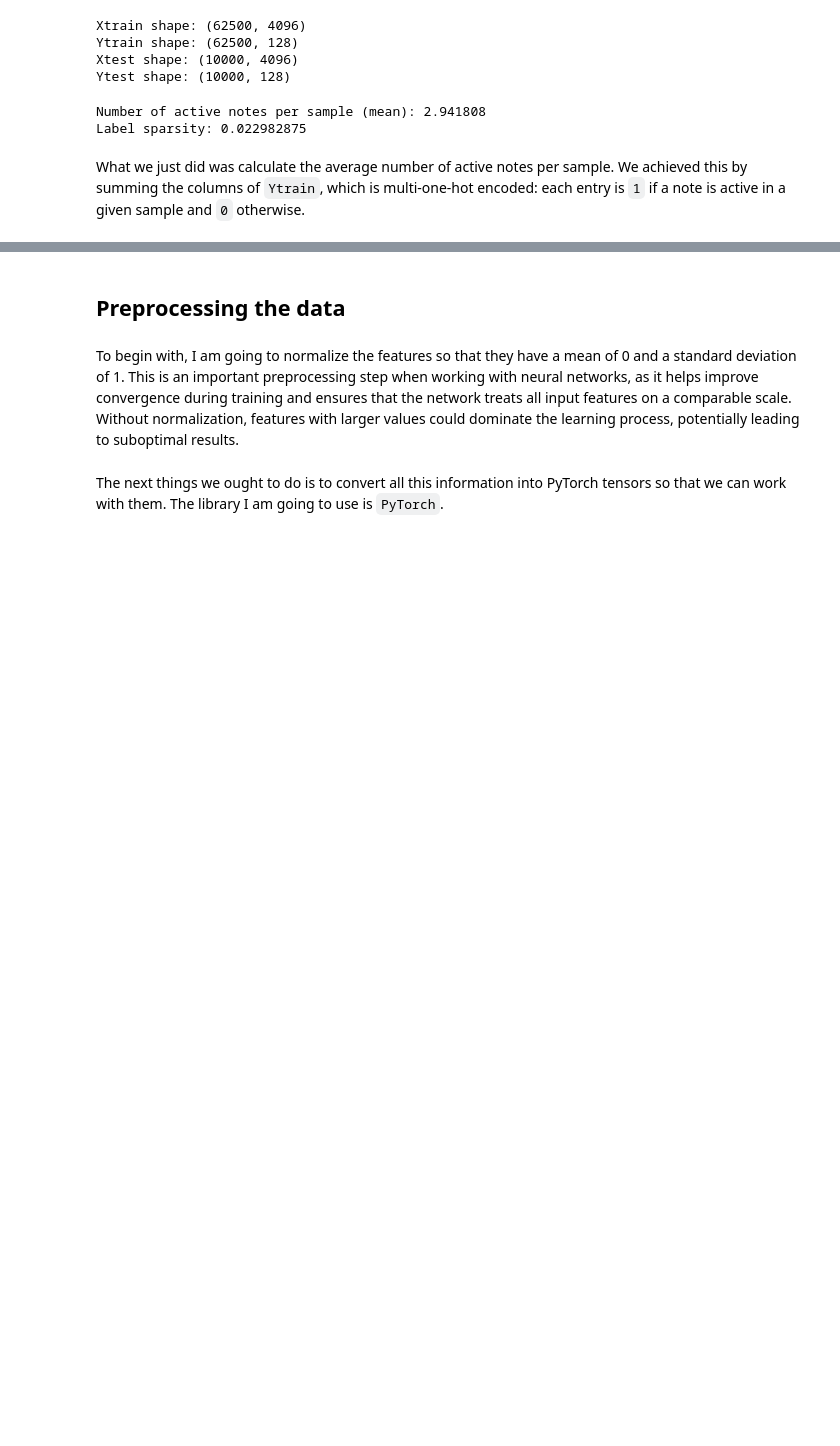
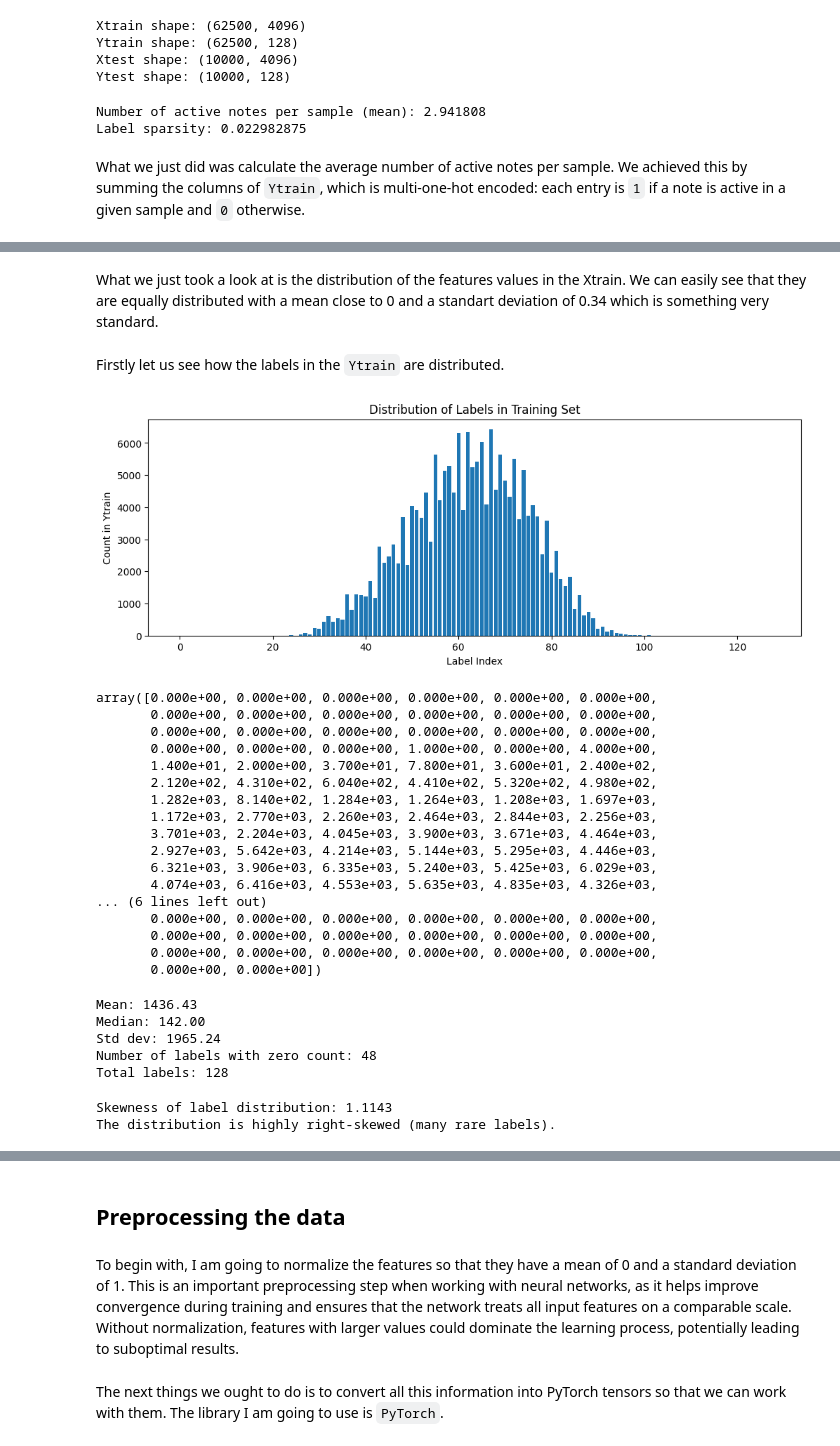
Before and after one commit to Stoymirov/Automated-music-analsis-pipeline-and-EDA, a Jupyter notebook: Classical_music.ipynb, the cells around one changed output, grey strips where cells are left out. Saved outputs shown, nothing was run; the diff lists cells and outputs as text; code cells hidden in the pictures; blank space fills up the shorter version.

```diff
--- a/Classical_music.ipynb
+++ b/Classical_music.ipynb
@@ -179,0 +236,64 @@ What we just did was calculate the average number of active notes per sample. We
+# %% [markdown]
+What we just took a look at is the distribution of the features values in the Xtrain. We can easily see that they are equally distributed with a mean close to 0 and a standart deviation of 0.34 which is something very standard.
+# %% [markdown]
+Firstly let us see how the labels in the `Ytrain` are distributed.
+# %%
+label_counts = Ytrain.sum(axis=0)
+plt.figure(figsize=(12, 4))
+plt.bar(range(len(label_counts)), label_counts)
+plt.xlabel("Label Index")
+plt.ylabel("Count in Ytrain")
+plt.title("Distribution of Labels in Training Set")
+plt.show()
+# %% [output]
+[figure, added]
+array([0.000e+00, 0.000e+00, 0.000e+00, 0.000e+00, 0.000e+00, 0.000e+00,
+       0.000e+00, 0.000e+00, 0.000e+00, 0.000e+00, 0.000e+00, 0.000e+00,
+       0.000e+00, 0.000e+00, 0.000e+00, 0.000e+00, 0.000e+00, 0.000e+00,
+       0.000e+00, 0.000e+00, 0.000e+00, 1.000e+00, 0.000e+00, 4.000e+00,
+       1.400e+01, 2.000e+00, 3.700e+01, 7.800e+01, 3.600e+01, 2.400e+02,
+       2.120e+02, 4.310e+02, 6.040e+02, 4.410e+02, 5.320e+02, 4.980e+02,
+       1.282e+03, 8.140e+02, 1.284e+03, 1.264e+03, 1.208e+03, 1.697e+03,
+       1.172e+03, 2.770e+03, 2.260e+03, 2.464e+03, 2.844e+03, 2.256e+03,
+       3.701e+03, 2.204e+03, 4.045e+03, 3.900e+03, 3.671e+03, 4.464e+03,
+       2.927e+03, 5.642e+03, 4.214e+03, 5.144e+03, 5.295e+03, 4.446e+03,
+       6.321e+03, 3.906e+03, 6.335e+03, 5.240e+03, 5.425e+03, 6.029e+03,
+       4.074e+03, 6.416e+03, 4.553e+03, 5.635e+03, 4.835e+03, 4.326e+03,
+... (6 lines left out)
+       0.000e+00, 0.000e+00, 0.000e+00, 0.000e+00, 0.000e+00, 0.000e+00,
+       0.000e+00, 0.000e+00, 0.000e+00, 0.000e+00, 0.000e+00, 0.000e+00,
+       0.000e+00, 0.000e+00, 0.000e+00, 0.000e+00, 0.000e+00, 0.000e+00,
+       0.000e+00, 0.000e+00])
+# %%
+print(f"Mean: {np.mean(label_counts):.2f}")
+print(f"Median: {np.median(label_counts):.2f}")
+print(f"Std dev: {np.std(label_counts):.2f}")
+print(f"Number of labels with zero count: {(label_counts == 0).sum()}")
+print(f"Total labels: {len(label_counts)}")
+# %% [output]
+Mean: 1436.43
+Median: 142.00
+Std dev: 1965.24
+Number of labels with zero count: 48
+Total labels: 128
+# %%
+from scipy.stats import skew
+
+label_counts = Ytrain.sum(axis=0)
+asymmetry = skew(label_counts)
+
+print(f"Skewness of label distribution: {asymmetry:.4f}")
+
+if asymmetry > 1:
+    print("The distribution is highly right-skewed (many rare labels).")
+elif asymmetry > 0.5:
+    print("The distribution is moderately right-skewed.")
+elif asymmetry < -1:
+    print("The distribution is highly left-skewed.")
+elif asymmetry < -0.5:
+    print("The distribution is moderately left-skewed.")
+else:
+    print("The distribution is approximately symmetric.")
+# %% [output]
+Skewness of label distribution: 1.1143
+The distribution is highly right-skewed (many rare labels).
```
Also changed, not shown: parts of 11 cells of this notebook.
